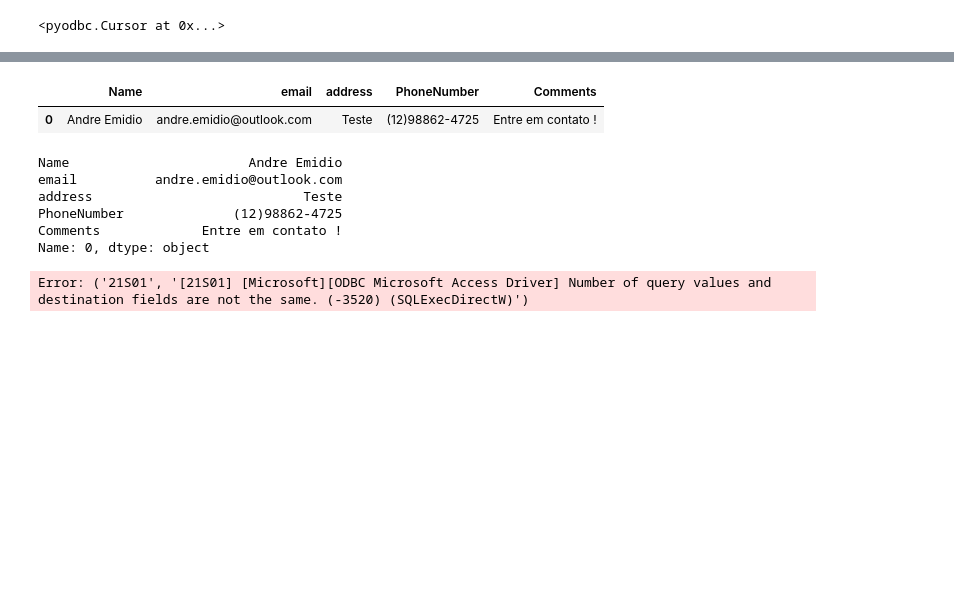
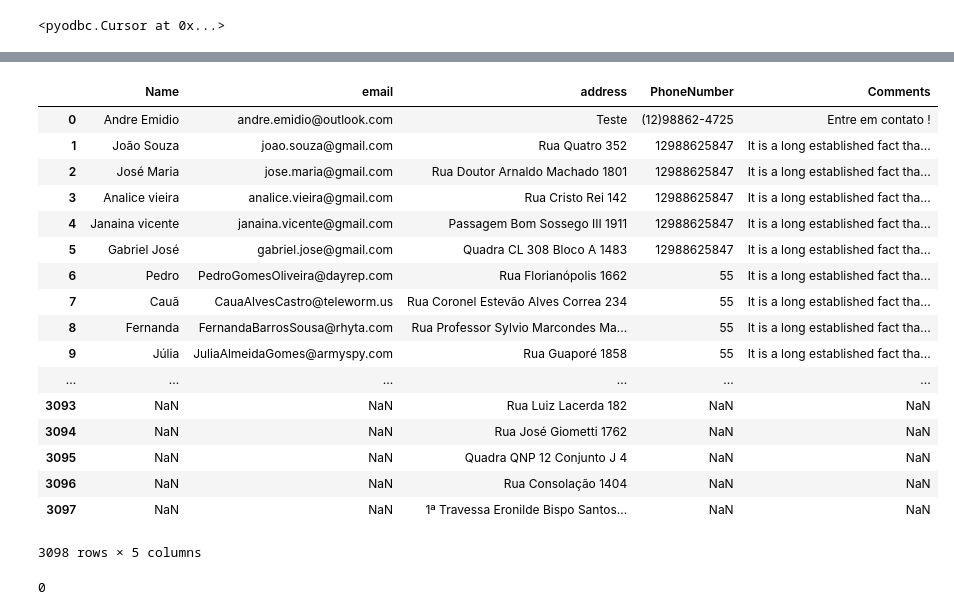
Before and after one commit to Meus-Projetos-Pessoais/etl, a Jupyter notebook: importDocument.ipynb, the cells around one changed output, grey strips where cells are left out. Cells and saved outputs as stored; diff of their text form; code cells hidden in the pictures; blank space fills up the shorter version.

```diff
--- a/importDocument.ipynb
+++ b/importDocument.ipynb
@@ -57,23 +66,32 @@ for row in cursor.fetchall():
 # %%
 #cursor.close()
 #conn.close()
-df1
+df
 # %% [output]
 |  | Name | email | address | PhoneNumber | Comments |
 | 0 | Andre Emidio | andre.emidio@outlook.com | Teste | (12)98862-4725 | Entre em contato ! |
+| 1 | João Souza | joao.souza@gmail.com | Rua Quatro 352 | 12988625847 | It is a long established fact tha... |
+| 2 | José Maria | jose.maria@gmail.com | Rua Doutor Arnaldo Machado 1801 | 12988625847 | It is a long established fact tha... |
+| 3 | Analice vieira | analice.vieira@gmail.com | Rua Cristo Rei 142 | 12988625847 | It is a long established fact tha... |
+| 4 | Janaina vicente | janaina.vicente@gmail.com | Passagem Bom Sossego III 1911 | 12988625847 | It is a long established fact tha... |
+| 5 | Gabriel José | gabriel.jose@gmail.com | Quadra CL 308 Bloco A 1483 | 12988625847 | It is a long established fact tha... |
+| 6 | Pedro | PedroGomesOliveira@dayrep.com | Rua Florianópolis 1662 | 55 | It is a long established fact tha... |
+| 7 | Cauã | CauaAlvesCastro@teleworm.us | Rua Coronel Estevão Alves Correa 234 | 55 | It is a long established fact tha... |
+| 8 | Fernanda | FernandaBarrosSousa@rhyta.com | Rua Professor Sylvio Marcondes Ma... | 55 | It is a long established fact tha... |
+| 9 | Júlia | JuliaAlmeidaGomes@armyspy.com | Rua Guaporé 1858 | 55 | It is a long established fact tha... |
+| ... | ... | ... | ... | ... | ... |
+| 3093 | NaN | NaN | Rua Luiz Lacerda 182 | NaN | NaN |
+| 3094 | NaN | NaN | Rua José Giometti 1762 | NaN | NaN |
+| 3095 | NaN | NaN | Quadra QNP 12 Conjunto J 4 | NaN | NaN |
+| 3096 | NaN | NaN | Rua Consolação 1404 | NaN | NaN |
+| 3097 | NaN | NaN | 1ª Travessa Eronilde Bispo Santos... | NaN | NaN |
+3098 rows × 5 columns
 # %%
 for index, row in df1.iterrows():
-    print(row)
-
+    #print(row)
+    print(index)
     with conn.cursor() as crsr:
-       crsr.execute("INSERT INTO Output(Nome,email,address,phonenumber,coments) VALUES(row[])",
-        #row["Name"], row["email"], row['address'], row['PhoneNumber'],row['Comments']
-        )
+       crsr.execute("INSERT INTO cadastroUsuario(Nome,email,address,phonenumber,coments) VALUES(?,?,?,?,?)",row["Name"], row["email"], row['address'], row['PhoneNumber'],row['Comments'])
+cnxn.commit()
 # %% [output]
-Name                       Andre Emidio
-email          andre.emidio@outlook.com
-address                           Teste
-PhoneNumber              (12)98862-4725
-Comments             Entre em contato !
-Name: 0, dtype: object
+0
-Error: ('21S01', '[21S01] [Microsoft][ODBC Microsoft Access Driver] Number of query values and destination fields are not the same. (-3520) (SQLExecDirectW)')
```
Also changed, not shown: parts of 3 cells of this notebook, 1 other file.
